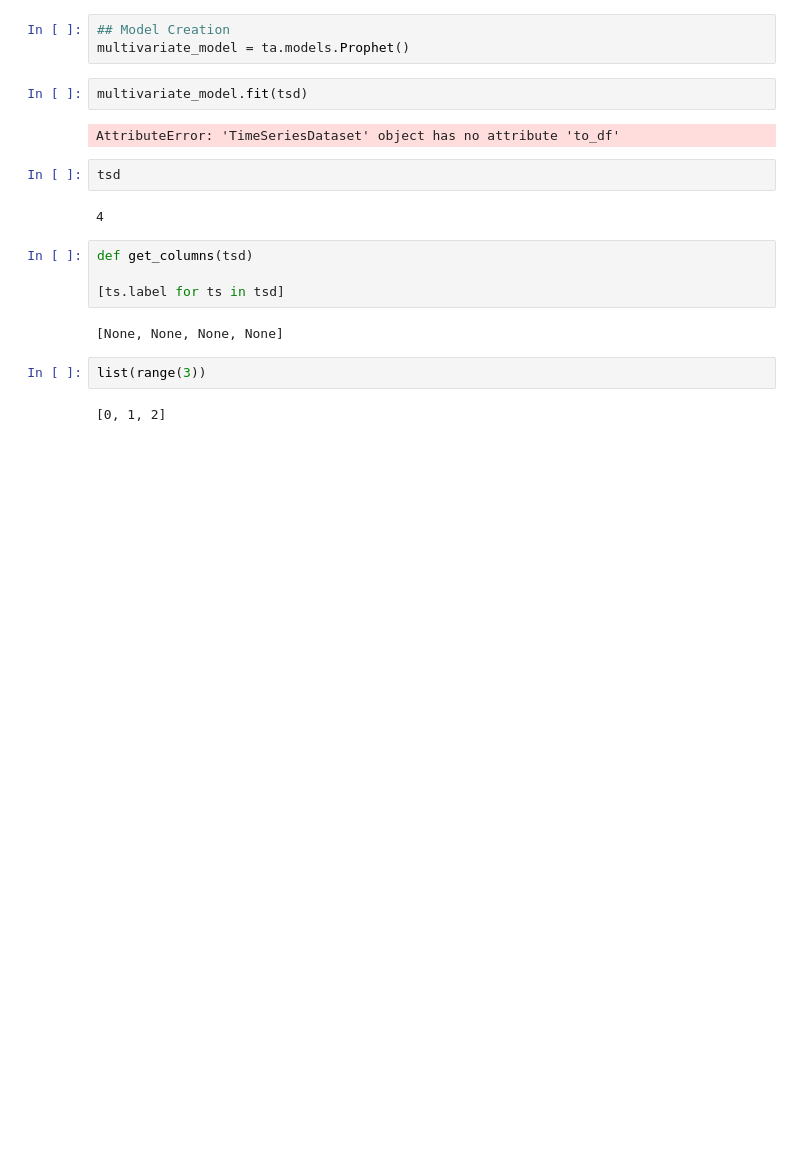
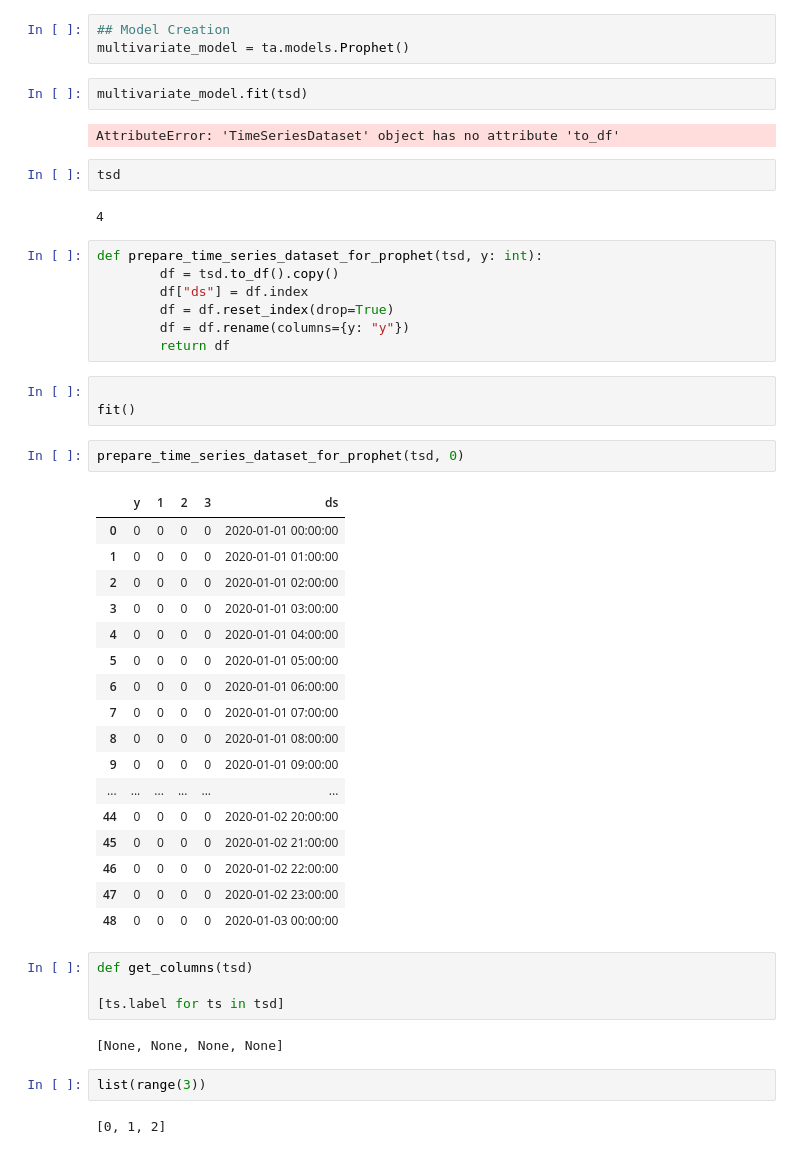
Before and after one commit to timeatlas-dev/timeatlas, a Jupyter notebook: notebooks/model-with-prophet.ipynb, the cells around one changed output. Drawn from its saved outputs; the diff is of its cells as text; blank space fills up the shorter version.

```diff
--- a/notebooks/model-with-prophet.ipynb
+++ b/notebooks/model-with-prophet.ipynb
@@ -77,6 +73,36 @@ AttributeError: 'TimeSeriesDataset' object has no attribute 'to_df'
 tsd
 # %% [output]
 4
+# %%
+def prepare_time_series_dataset_for_prophet(tsd, y: int):
+        df = tsd.to_df().copy()
+        df["ds"] = df.index
+        df = df.reset_index(drop=True)
+        df = df.rename(columns={y: "y"})
+        return df
+# %%
+
+fit()
+# %%
+prepare_time_series_dataset_for_prophet(tsd, 0)
+# %% [output]
+|  | y | 1 | 2 | 3 | ds |
+| 0 | 0 | 0 | 0 | 0 | 2020-01-01 00:00:00 |
+| 1 | 0 | 0 | 0 | 0 | 2020-01-01 01:00:00 |
+| 2 | 0 | 0 | 0 | 0 | 2020-01-01 02:00:00 |
+| 3 | 0 | 0 | 0 | 0 | 2020-01-01 03:00:00 |
+| 4 | 0 | 0 | 0 | 0 | 2020-01-01 04:00:00 |
+| 5 | 0 | 0 | 0 | 0 | 2020-01-01 05:00:00 |
+| 6 | 0 | 0 | 0 | 0 | 2020-01-01 06:00:00 |
+| 7 | 0 | 0 | 0 | 0 | 2020-01-01 07:00:00 |
+| 8 | 0 | 0 | 0 | 0 | 2020-01-01 08:00:00 |
+| 9 | 0 | 0 | 0 | 0 | 2020-01-01 09:00:00 |
+| ... | ... | ... | ... | ... | ... |
+| 44 | 0 | 0 | 0 | 0 | 2020-01-02 20:00:00 |
+| 45 | 0 | 0 | 0 | 0 | 2020-01-02 21:00:00 |
+| 46 | 0 | 0 | 0 | 0 | 2020-01-02 22:00:00 |
+| 47 | 0 | 0 | 0 | 0 | 2020-01-02 23:00:00 |
+| 48 | 0 | 0 | 0 | 0 | 2020-01-03 00:00:00 |
 # %%
 def get_columns(tsd)
 
```
Also changed, not shown: parts of 2 cells of this notebook.
